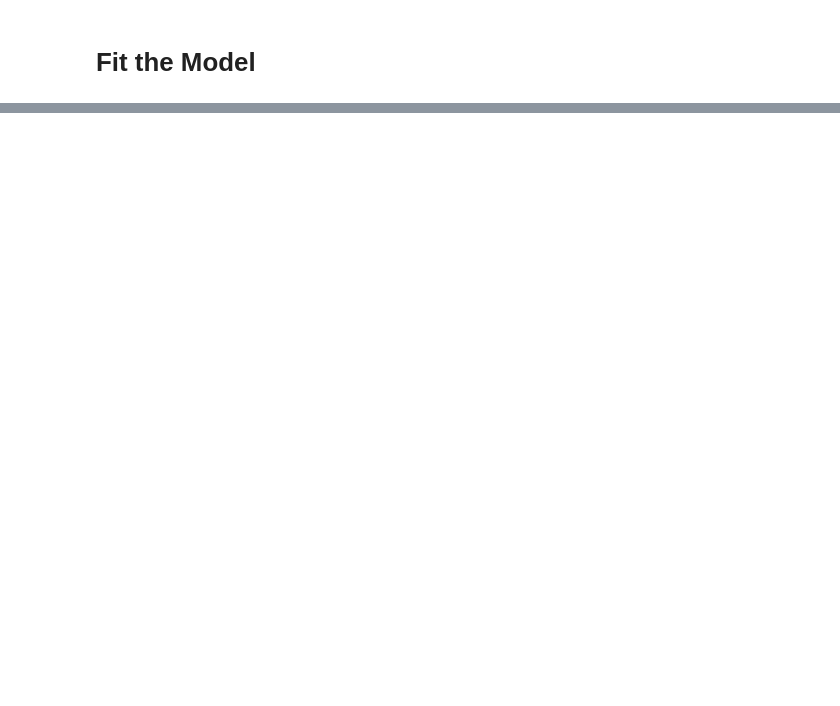
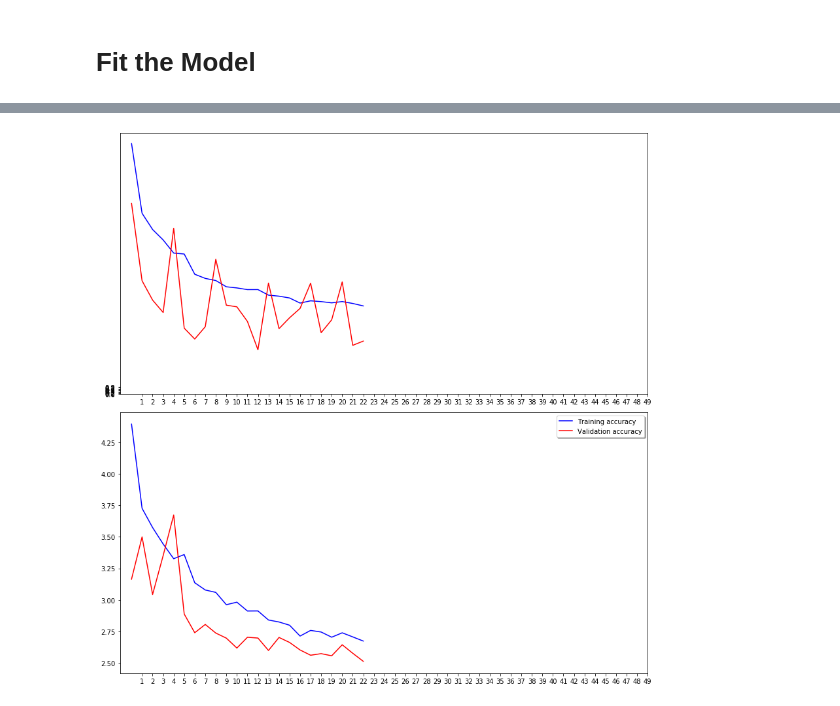
Before and after one commit to educatorsRlearners/book-maturity, a Jupyter notebook: 11_analyze_covers.ipynb, the cells around one changed output, grey strips where cells are left out. Drawn from its saved outputs; the diff is of its cells as text; code cells hidden in the pictures; blank space fills up the shorter version.

Commit message:
Fit first cover model

```diff
--- a/11_analyze_covers.ipynb
+++ b/11_analyze_covers.ipynb
@@ -142,9 +142,8 @@ model.add(Dropout(0.5))
 model.add(Dense(1,activation='relu'))
 
 #Add loss function, metrics, optimizer
-optimizer = tf.keras.optimizers.RMSprop(0.001)
 
-model.compile(optimizer=optimizer, loss='mean_squared_error', metrics=["mae"])
+model.compile(optimizer="RMSprop", loss='mean_squared_error', metrics=["mae"])
 
 model.summary()
 # %% [output]
@@ -170,11 +169,12 @@ _________________________________________________________________
 # %%
+earlystop = EarlyStopping(patience=10)
 learning_rate_reduction = ReduceLROnPlateau(monitor='val_mae',
                                             patience=2,
                                             verbose=1,
                                             factor=0.5,
                                             min_lr=0.00001)
+
+callbacks = [earlystop, learning_rate_reduction]
-# %%
-callbacks = learning_rate_reduction
 # %% [markdown]
 ### Split the Data
 # %%
@@ -331,2 +331,12 @@ plt.show()
 # %% [markdown]
 # Fit the Model
+# %%
+epochs=3 if FAST_RUN else 50
+history = model.fit_generator(
+    train_generator,
+    epochs=epochs,
+    validation_data=validation_generator,
+    validation_steps=total_validate//batch_size,
+    steps_per_epoch=total_train//batch_size,
+    callbacks=callbacks
+)
@@ -332,0 +363,16 @@ plt.show()
+# %%
+fig, (ax1, ax2) = plt.subplots(2, 1, figsize=(12, 12))
+ax1.plot(history.history['loss'], color='b', label="Training loss")
+ax1.plot(history.history['val_loss'], color='r', label="validation loss")
+ax1.set_xticks(np.arange(1, epochs, 1))
+ax1.set_yticks(np.arange(0, 1, 0.1))
+
+ax2.plot(history.history['mae'], color='b', label="Training accuracy")
+ax2.plot(history.history['val_mae'], color='r',label="Validation accuracy")
+ax2.set_xticks(np.arange(1, epochs, 1))
+
+legend = plt.legend(loc='best', shadow=True)
+plt.tight_layout()
+plt.show()
+# %% [output]
+[figure, added]
```
Also changed, not shown: parts of 9 cells of this notebook.
